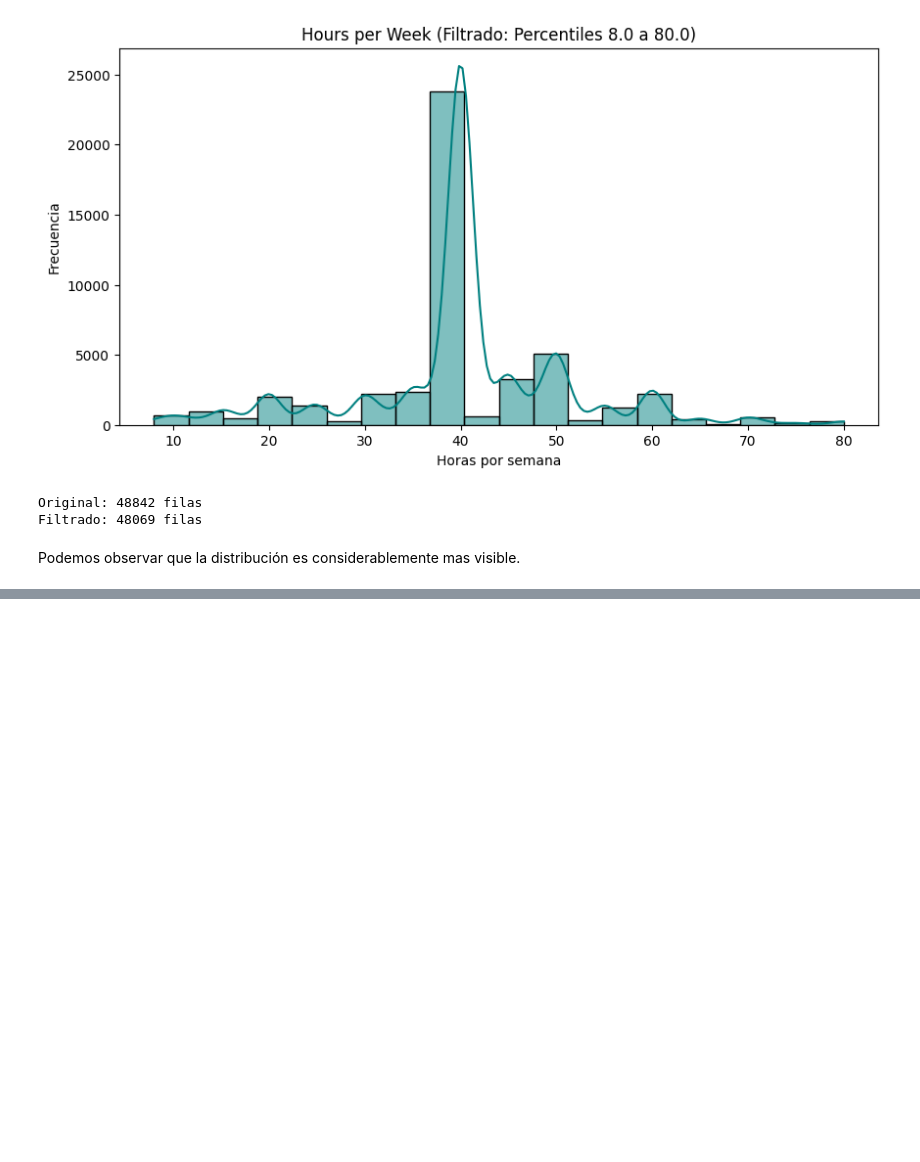
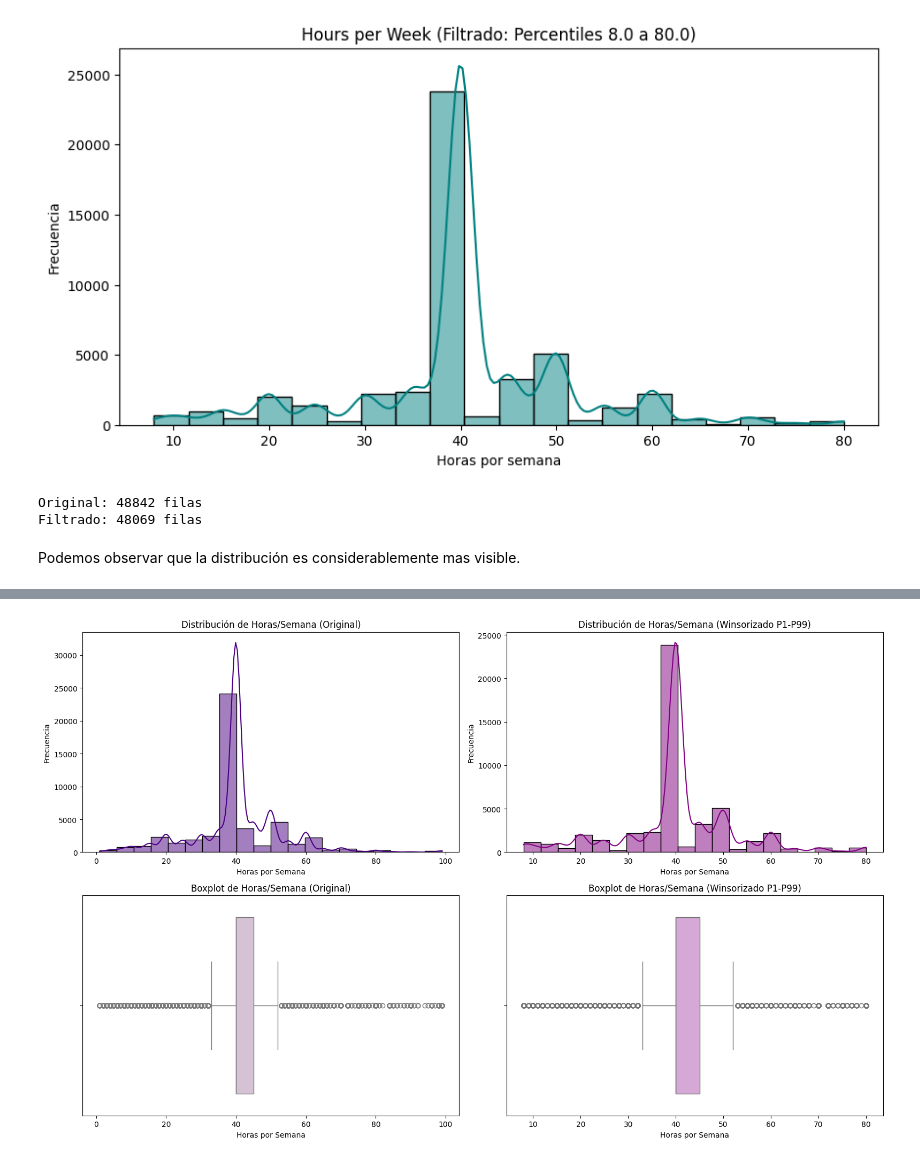
Before and after one commit to DaniSolaris/trabajo_obligatorio_david, a Jupyter notebook: src/EDA.ipynb, the cells around one changed output, grey strips where cells are left out. Saved outputs shown, nothing was run; the diff lists cells and outputs as text; code cells hidden in the pictures; blank space fills up the shorter version.

```diff
--- a/src/EDA.ipynb
+++ b/src/EDA.ipynb
@@ -280,3 +325,18 @@ Original: 48842 filas
 Filtrado: 48069 filas
 # %% [markdown]
 Podemos observar que la distribución es considerablemente mas visible.
+# %%
+# 1. Calculamos los percentiles 1 y 99 para hours-per-week
+lower_hours = df_raw['hours-per-week'].quantile(0.01)
+upper_hours = df_raw['hours-per-week'].quantile(0.99)
+
+print(f"Límite inferior para el recorte (P1): {lower_hours} horas")
+print(f"Límite superior para el recorte (P99): {upper_hours} horas\n")
+
+# 2. Aplicamos la winsorización simétrica usando .clip()
+# Guardamos el resultado en una nueva columna para mantener la original intacta
+df_raw['hours-per-week-winsorized'] = df_raw['hours-per-week'].clip(lower=lower_hours, upper=upper_hours)
+
+# 3. Comparamos los estadísticos antes y después para verificar el cambio
+print("Comparativa de la transformación:")
+print(df_raw[['hours-per-week', 'hours-per-week-winsorized']].describe(percentiles=[.01, .05, .25, .50, .75, .95, .99]))
@@ -282,0 +361,31 @@ Podemos observar que la distribución es considerablemente mas visible.
+# %%
+
+fig, axes = plt.subplots(2, 2, figsize=(16, 10))
+ax1, ax2, ax3, ax4 = axes.flatten()
+
+
+sns.histplot(df_raw['hours-per-week'], kde=True, ax=ax1, color='indigo', bins=20)
+ax1.set_title('Distribución de Horas/Semana (Original)')
+ax1.set_xlabel('Horas por Semana')
+ax1.set_ylabel('Frecuencia')
+
+sns.histplot(df_raw['hours-per-week-winsorized'], kde=True, ax=ax2, color='purple', bins=20)
+ax2.set_title('Distribución de Horas/Semana (Winsorizado P1-P99)')
+ax2.set_xlabel('Horas por Semana')
+ax2.set_ylabel('Frecuencia')
+
+
+
+sns.boxplot(x=df_raw['hours-per-week'], ax=ax3, color='thistle')
+ax3.set_title('Boxplot de Horas/Semana (Original)')
+ax3.set_xlabel('Horas por Semana')
+
+
+sns.boxplot(x=df_raw['hours-per-week-winsorized'], ax=ax4, color='plum')
+ax4.set_title('Boxplot de Horas/Semana (Winsorizado P1-P99)')
+ax4.set_xlabel('Horas por Semana')
+
+plt.tight_layout()
+plt.show()
+# %% [output]
+[figure, added]
```
Also changed, not shown: parts of 22 cells of this notebook.
